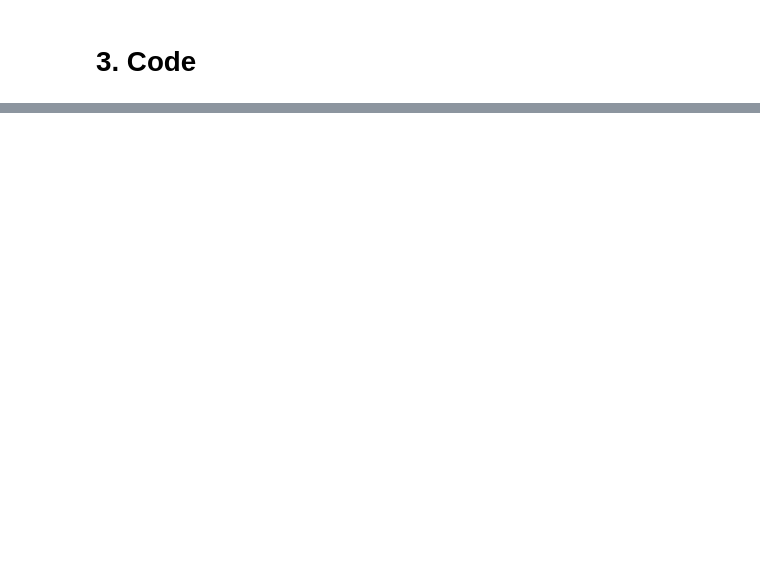
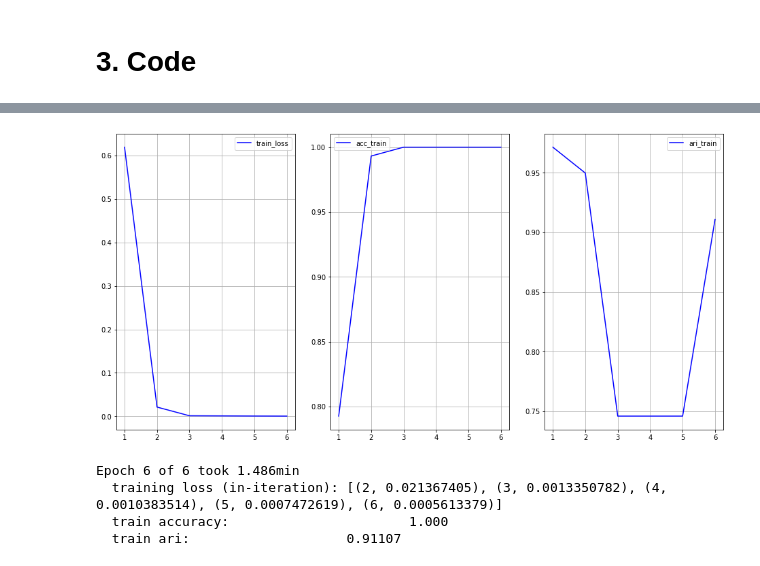
Before and after one commit to prosvirinKir/Statistical-Natural-Language-Processing, a Jupyter notebook: assignment_template.ipynb, the cells around one changed output, grey strips where cells are left out. Drawn from its saved outputs; the diff is of its cells as text; code cells hidden in the pictures; blank space fills up the shorter version.

```diff
--- a/assignment_template.ipynb
+++ b/assignment_template.ipynb
@@ -255,0 +245,7 @@ six CARDINAL
+# %%
+#!g1.1
+train_dataset = magic_dataset(X_train_w, X_train_s, y_train, tokenizer)
+train_dataloader = DataLoader(train_dataset, batch_size=32, shuffle=True)
+
+val_dataset = magic_dataset(X_val_w, X_val_s, y_val, tokenizer)
+val_dataloader = DataLoader(val_dataset, batch_size=64, shuffle=True)
@@ -255,0 +273,25 @@ six CARDINAL
+# %%
+#!g1.1
+def compute_loss(y_pred, y_target):
+    return F.cross_entropy(y_pred, y_target)
+# %%
+#!g1.1
+def make_embed(model, embed_dataloader):
+    embeds = torch.zeros((1, 768))
+    target = torch.zeros((1))
+
+    model.eval()
+    for batch in tqdm(embed_dataloader):
+        with torch.no_grad():
+            inp = batch['inp'].to(device)
+            word_mask = batch['word_mask'].to(device)
+            sent_mask = batch['sent_mask'].to(device)
+
+            e = model(inp, word_mask, sent_mask).data.cpu()
+
+        embeds = torch.cat([embeds, e], dim=0)
+        target = torch.cat([target, batch['label']], dim=0)
+    embeds = embeds[1:]
+    target = target[1:]
+
+    return F.normalize(embeds), target
@@ -255,0 +380,8 @@ six CARDINAL
+# %%
+#!g1.1
+device = 'cuda'
+model = Model(model_bert, train_dataset.num_classes).to(device)
+opt = torch.optim.AdamW(model.parameters())
+scheduler = torch.optim.lr_scheduler.ExponentialLR(opt, gamma=0.9)
+
+num_epochs = 6
@@ -255,0 +397,9 @@ six CARDINAL
+# %%
+#!g1.1
+train(model, opt, train_dataloader, val_dataloader, num_epochs, scheduler)
+# %% [output]
+[figure, added]
+Epoch 6 of 6 took 1.486min
+  training loss (in-iteration): [(2, 0.021367405), (3, 0.0013350782), (4, 0.0010383514), (5, 0.0007472619), (6, 0.0005613379)]
+  train accuracy:                       1.000
+  train ari:                    0.91107
```
Also changed, not shown: parts of 23 cells of this notebook.
